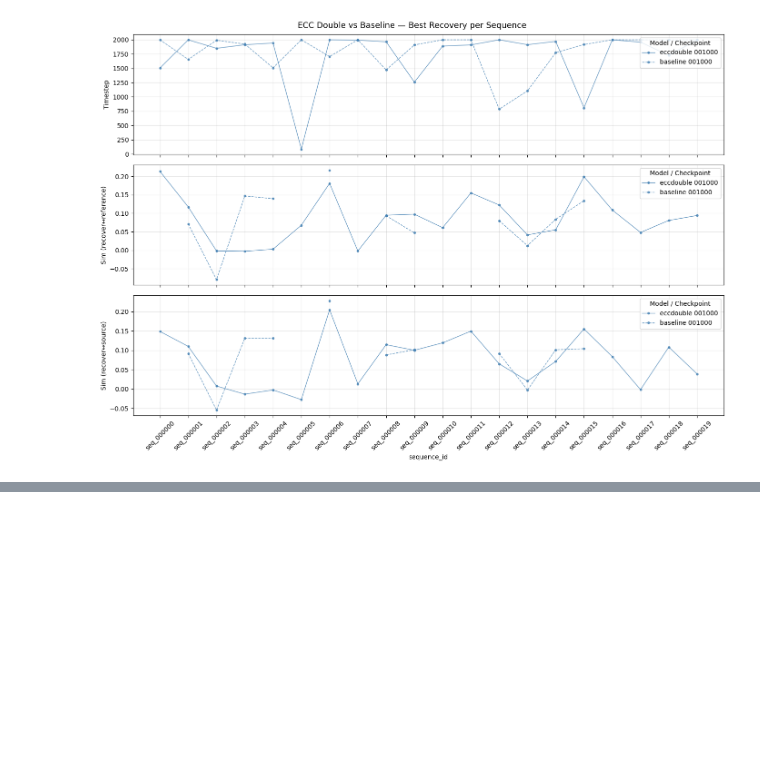
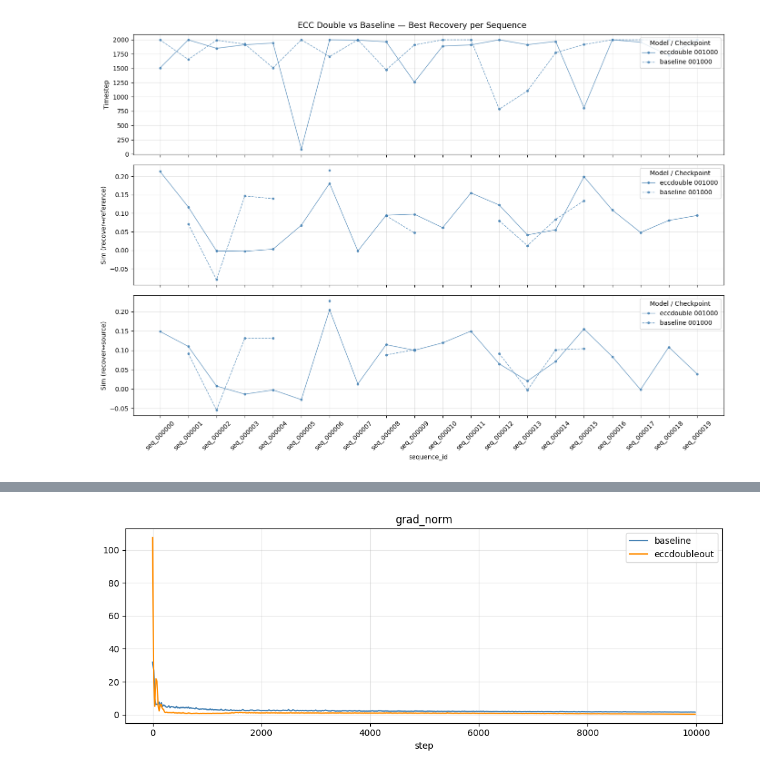
Before and after one commit to juldyzmurat/DiffuSeq, a Jupyter notebook: training_figures.ipynb, the cells around one changed output, grey strips where cells are left out. Drawn from its saved outputs; the diff is of its cells as text; code cells hidden in the pictures; blank space fills up the shorter version.

```diff
--- a/training_figures.ipynb
+++ b/training_figures.ipynb
@@ -114,0 +153,14 @@ plt.show()
+# %%
+fig, ax = plt.subplots(figsize=(10, 4))
+for name, df in dfs.items():
+    subset = df.dropna(subset=['grad_norm'])
+    ax.plot(subset['step'], subset['grad_norm'], label=name, color=colors[name])
+ax.set_title('grad_norm')
+ax.set_xlabel('step')
+ax.legend()
+ax.grid(True, alpha=0.3)
+plt.tight_layout()
+plt.savefig('grad_norm_comparison.png', dpi=150)
+plt.show()
+# %% [output]
+[figure, added]
```
Also changed, not shown: parts of 1 cell of this notebook, 4 other files.
